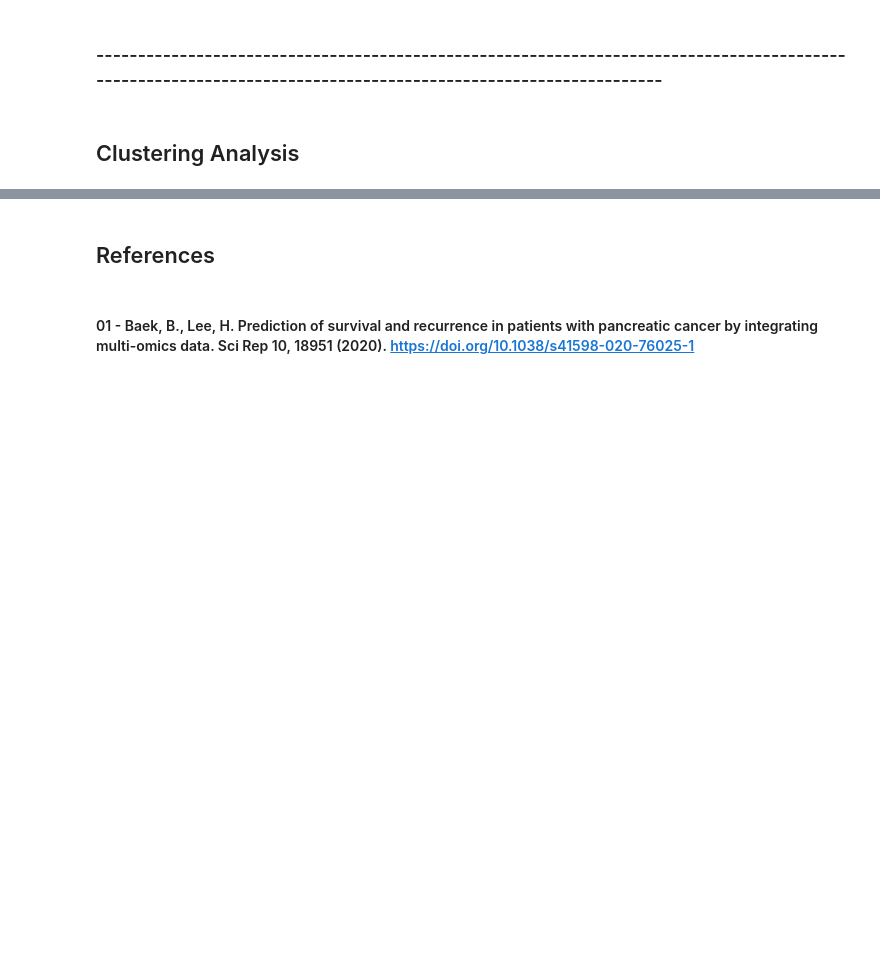
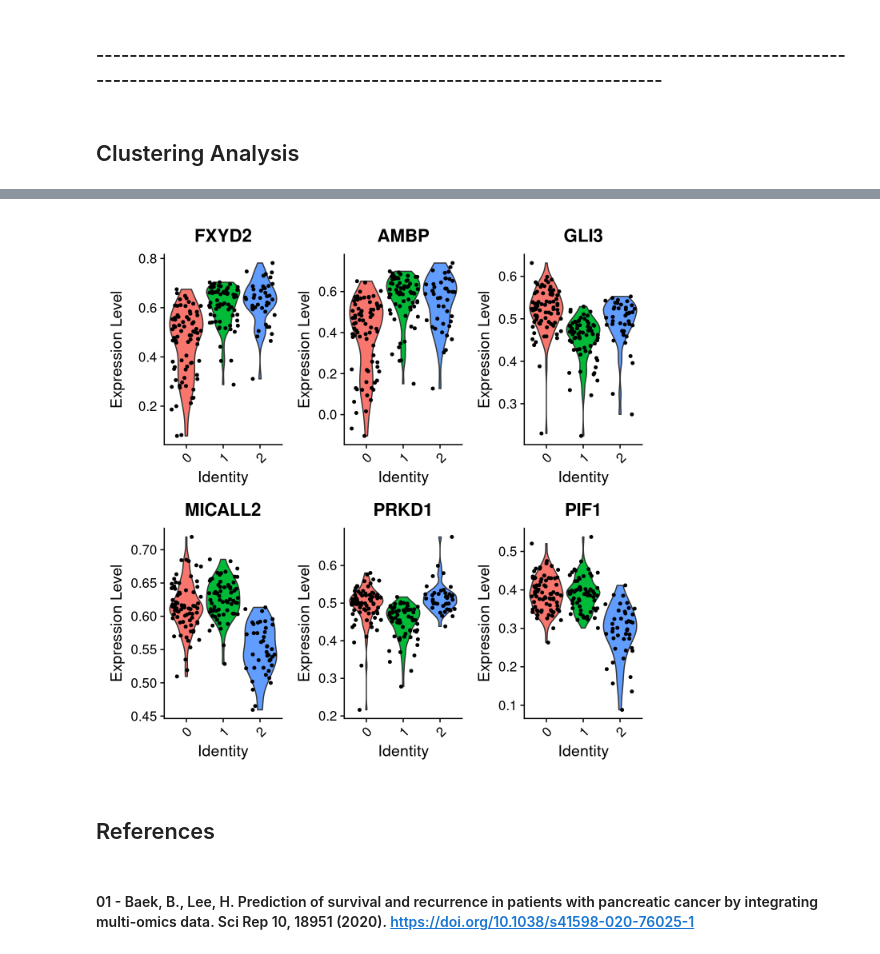
Before and after one commit to markmartorilopez/BigDataAnalytics_R, a Jupyter notebook: BigDataAnalytics_Project2021.ipynb, the cells around one changed output, grey strips where cells are left out. Saved outputs shown, nothing was run; the diff lists cells and outputs as text; code cells hidden in the pictures; blank space fills up the shorter version.

```diff
--- a/BigDataAnalytics_Project2021.ipynb
+++ b/BigDataAnalytics_Project2021.ipynb
@@ -531,3 +678,7 @@ dffcE %>% filter(dffcE[4] >= 0.7 | dffcE[4] <= -0.7)
+# %%
+VlnPlot(object = pbmc, features =c("FXYD2", "AMBP", "GLI3", "MICALL2", "PRKD1", "PIF1"))
+# %% [output]
+[figure, added]
 # %% [markdown]
 ## References
 # %% [markdown]
```
Also changed, not shown: parts of 14 cells of this notebook.
